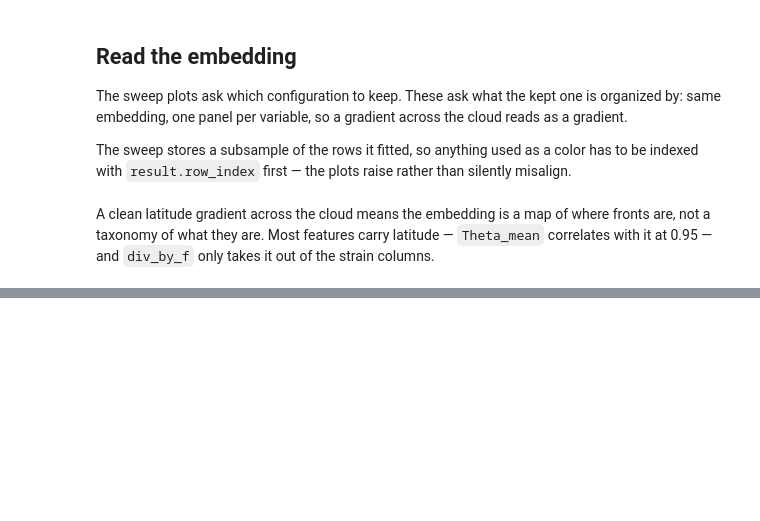
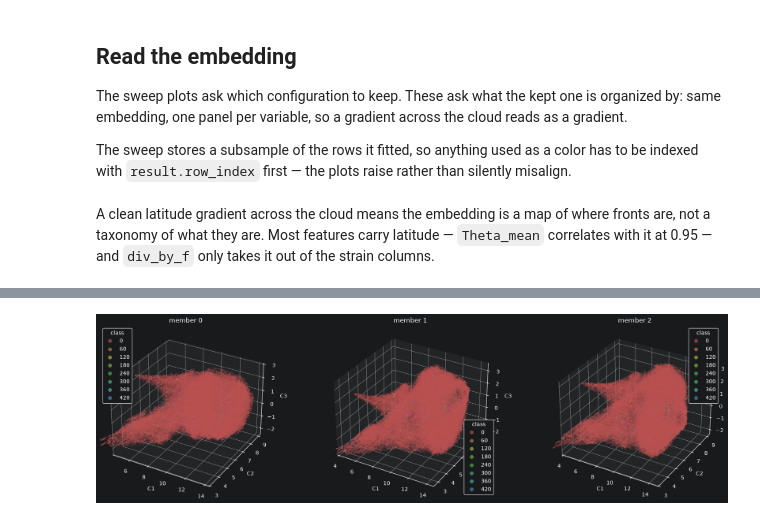
Before and after one commit to Sea-Meets-the-Stars/DBOF_Representation_Learning, a Jupyter notebook: notebooks/NEMI_front_finding.ipynb, the cells around one changed output, grey strips where cells are left out. Saved outputs shown, nothing was run; the diff lists cells and outputs as text; code cells hidden in the pictures; blank space fills up the shorter version.

```diff
--- a/notebooks/NEMI_front_finding.ipynb
+++ b/notebooks/NEMI_front_finding.ipynb
@@ -216,0 +281,13 @@ plot_embedding_features(E, frame, n_cols=3);
+# %%
+from nemi import NEMI, SingleNemi
+EMBEDDING_DIMENSIONS = 3
+ENSEMBLE_MEMEBERS = 3
+
+nemi = NEMI(params={
+    "device": "cpu",
+    "embedding_dict":  {"n_components": 3, "n_neighbors": 5, "min_dist": 0.0},
+})
+
+
+# EMBEDDING ONLY
+nemi.run(ds.X, n=ENSEMBLE_MEMEBERS, output="nemi_out.npz", assess_overlap=True, mode="embed", embeddings="umap.npz")
@@ -216,0 +311,22 @@ plot_embedding_features(E, frame, n_cols=3);
+# %%
+d = np.load("nemi_out.npz")
+print(d.files)
+
+try :
+    member_clusters = d["member_clusters"]  # (n, N)  per-member labels  <- entropy input
+    embeddings      = d["embeddings"]       # (n, N, d) per-member UMAP embeddings
+    clusters        = d["clusters"]         # (N,)   consensus labels (assess_overlap ran)
+    embedding       = d["embedding"]        # (N, d) consensus/base embedding
+    entropy         = d["entropy"]
+    unassigned      = d["unassigned_frac"]
+
+    print(embeddings.shape)
+    print(member_clusters.shape)
+    print(clusters.shape)
+    print(embedding.shape)
+    print(entropy.shape)
+    print(unassigned.shape)
+
+except :
+    embeddings      = d["embedding"]       # (n, N, d) per-member UMAP embeddings
+    clusters        = d["clusters"]
@@ -216,0 +341,11 @@ plot_embedding_features(E, frame, n_cols=3);
+# %%
+import visualization.visualization as vis
+
+alpha = 0.5
+#labeled by consensus cluster
+if ENSEMBLE_MEMEBERS > 1:
+    vis.vis_dim_redux_list(embeddings, labels=clusters, dims=EMBEDDING_DIMENSIONS, titles=[f"member {i}" for i in range(len(embeddings))], alpha=alpha)
+else:
+    vis.vis_dim_redux(embeddings, labels=clusters, label_title="clusters", dims=EMBEDDING_DIMENSIONS, alpha=alpha)
+# %% [output]
+[figure, added]
```
Also changed, not shown: parts of 13 cells of this notebook, 2 other files.
